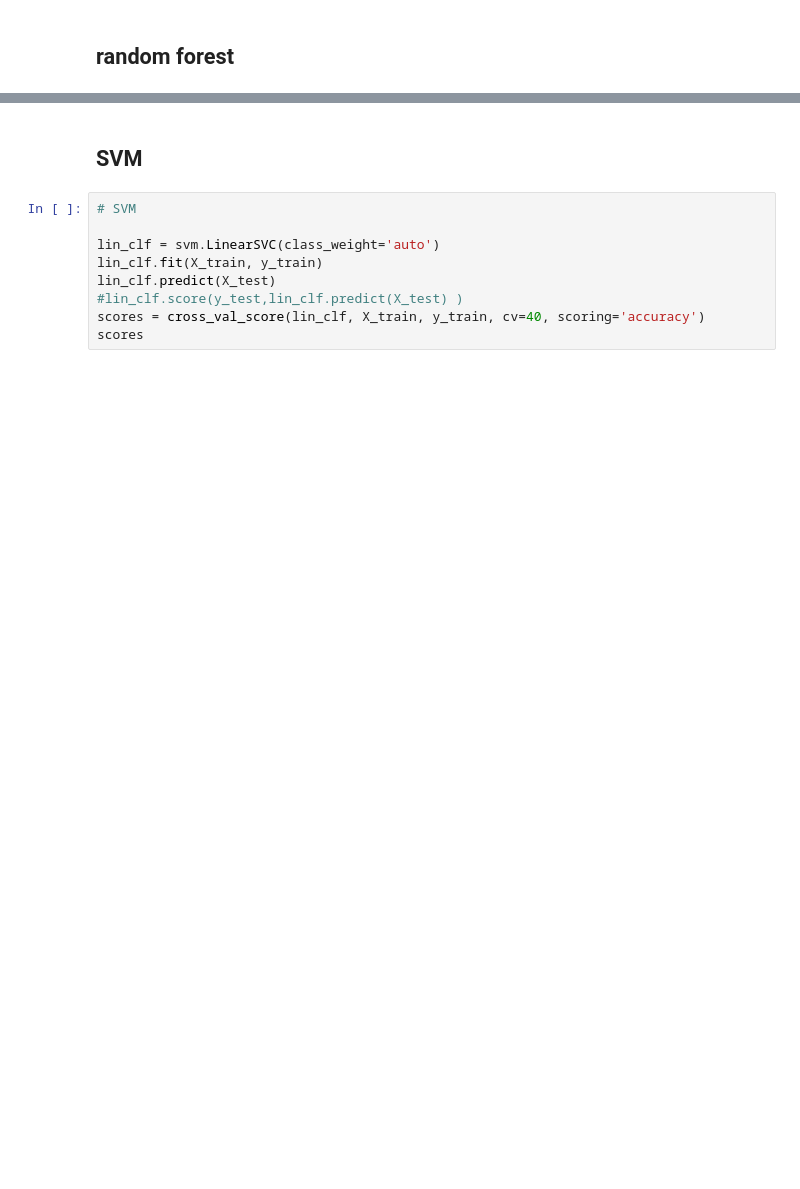
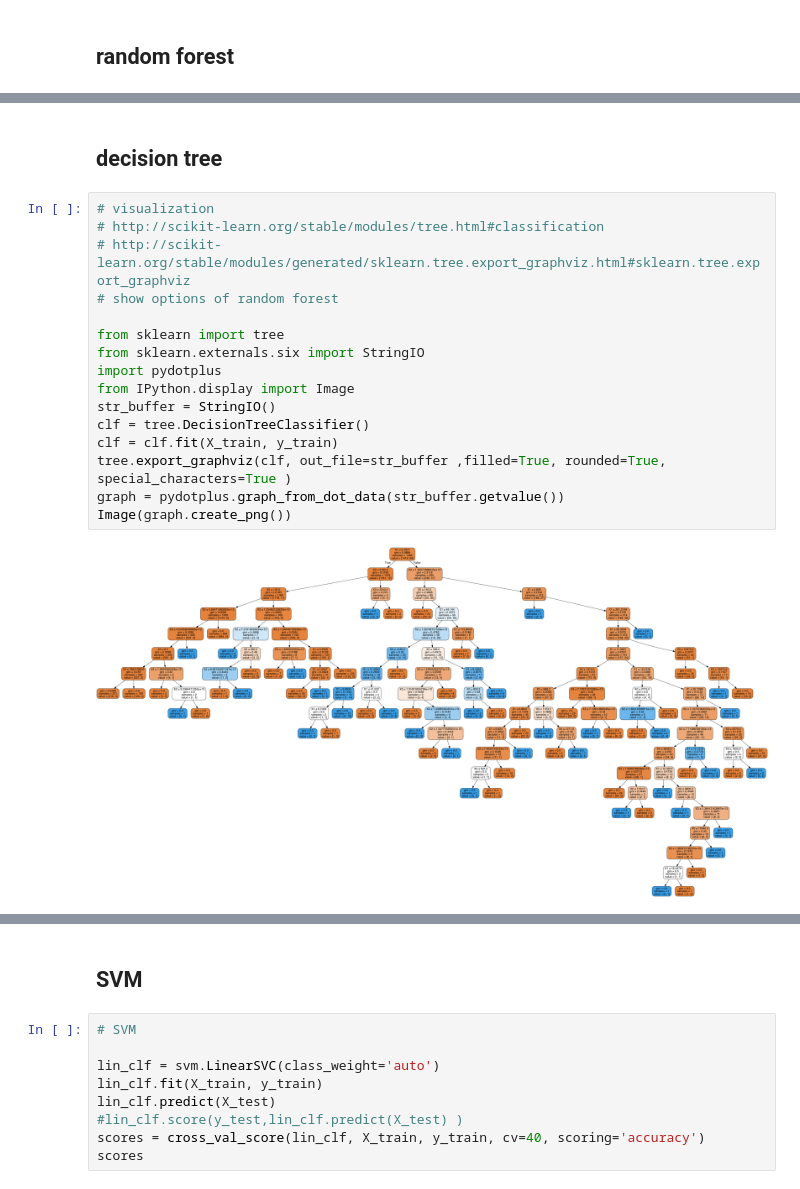
Before and after one commit to yennanliu/Kaggle.com_mini_project, a Jupyter notebook: Facebook-Recruiting-IV_-Human-or-Robot/Facebook_Human_or_Robot.ipynb, the cells around one changed output, grey strips where cells are left out. Cells and saved outputs as stored; diff of their text form; blank space fills up the shorter version.

```diff
--- a/Facebook-Recruiting-IV_-Human-or-Robot/Facebook_Human_or_Robot.ipynb
+++ b/Facebook-Recruiting-IV_-Human-or-Robot/Facebook_Human_or_Robot.ipynb
@@ -423,0 +426,20 @@ ROC AUC: 0.90
+# %% [markdown]
+## decision tree
+# %%
+# visualization
+# http://scikit-learn.org/stable/modules/tree.html#classification
+# http://scikit-learn.org/stable/modules/generated/sklearn.tree.export_graphviz.html#sklearn.tree.export_graphviz
+# show options of random forest
+
+from sklearn import tree
+from sklearn.externals.six import StringIO
+import pydotplus
+from IPython.display import Image
+str_buffer = StringIO()
+clf = tree.DecisionTreeClassifier()
+clf = clf.fit(X_train, y_train)
+tree.export_graphviz(clf, out_file=str_buffer ,filled=True, rounded=True,  special_characters=True )
+graph = pydotplus.graph_from_dot_data(str_buffer.getvalue())
+Image(graph.create_png())
+# %% [output]
+[figure, added]
```
Also changed, not shown: parts of 9 cells of this notebook.
